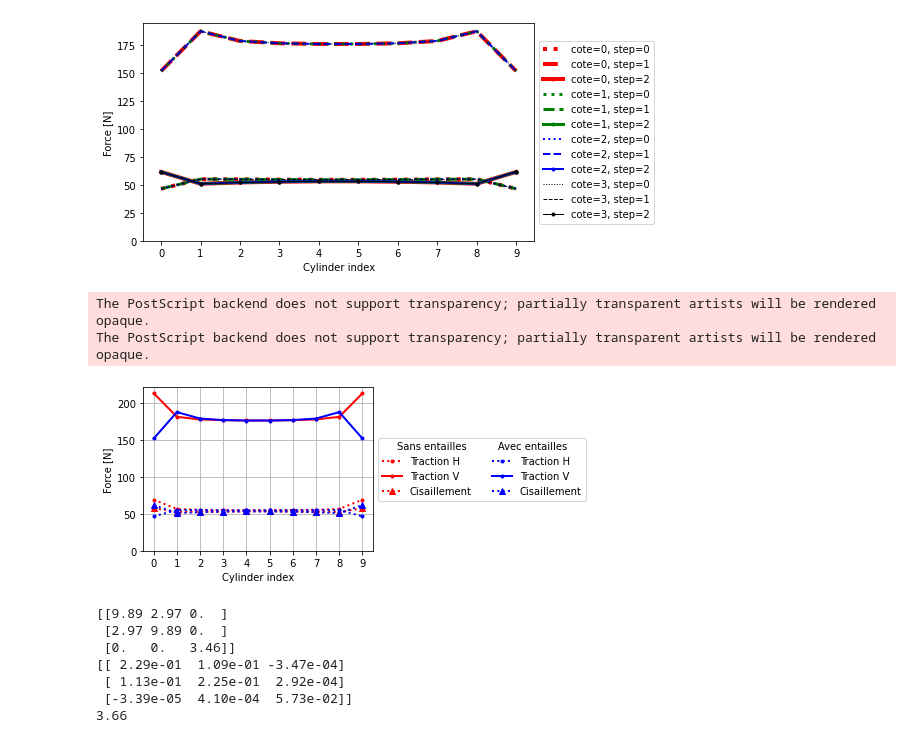
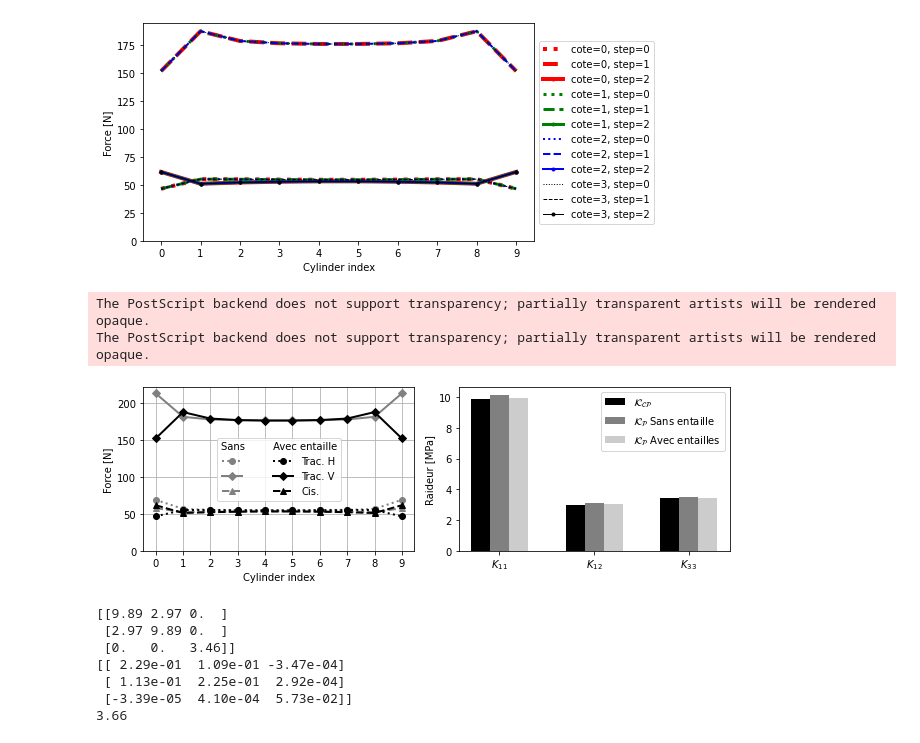
Before and after one commit to h06e/abakubc, a Jupyter notebook: utilities/monolithic_study.ipynb, the cells around one changed output. Saved outputs shown, nothing was run; the diff lists cells and outputs as text; code cells hidden in the pictures.

```diff
--- a/utilities/monolithic_study.ipynb
+++ b/utilities/monolithic_study.ipynb
@@ -377,4 +410,19 @@ print(
     f'Valeur Plane Stress: {np.array([k_ref[0][0],k_ref[1][0],k_ref[2][2]])}MPa')
 print('Erreur Plane Stress - K(stress_panto, strain_field)')
 print(f'{np.array(det_err_coef(k_ref, k,((0,0), (1,0), (2,2))))}')
+
+
+plt.figure(figsize=(5,3))
+width=0.8
+x=np.linspace(0,4,5)
+
+plt.bar(x,[test_free_rot.global_err[0][2],test_S.global_err[0][2],
+           test_SC.global_err[0][2],test_SCF.global_err[0][2],test_SCF_2.global_err[0][2]],
+        width, color='k',fill=False, hatch='xx')
+
+plt.ylabel(r'Erreur $r(\mathcal{K}_\mathcal{CP},\mathcal{K}_\mathcal{P})$ [%]')
+plt.xticks(range(5), ['Ø', 'S', 'S+C', 'S+C+F', 'S+C+F bis'])
+plt.legend(title='Ø : Aucun défaut\nS : Souplesse\nC : Jeu\nF : Frottement')
+plt.tight_layout()
+plt.savefig('images/defauts_mono.pdf')
 # %% [output]
@@ -598,42 +679,73 @@ def plot_forces(test,color=None):
 
     rf_norm = np.zeros((4, 10, 3))
     for cote in range(4):
         for cyl in range(10):
             if len(rf[cote*12*4+cyl*12]) != 0:
                 rf_norm[cote, cyl, :] = np.array([get_norm(rf[cote*12*10+cyl*12][1], rf[cote*12*10+cyl*12+1][1]),
                                         get_norm(rf[cote*12*10+cyl*12][2], rf[cote*12*10+cyl*12+1][2]),
                                         get_norm(rf[cote*12*10+cyl*12][3], rf[cote*12*10+cyl*12+1][3])])
 
     if not color:
-        color=['r', 'g', 'b', 'k']
+        color=['0.5', 'g', 'b', 'k']
         cc_status='Sans entaille'
+        chgmt=[' ',' ', ' ']
+
     else:
         cc_status='Avec entaille'
-    style=['.:', '.-', '^:']
-    chgmt=['Traction H','Traction V', 'Cisaillement']
+        chgmt=['Trac. H','Trac. V', 'Cis.']
+    style=['o:', 'D-', '^--']
+
     for cote in range(1):
         for step in range(3):
-            plt.plot(range(10), rf_norm[cote, :, step], color[cote]+style[step], lw=2-cote, label=f'{chgmt[step]}')
+            plt.plot(range(10), rf_norm[cote, :, step], style[step], color=color[cote], lw=2-cote, label=f'{chgmt[step]}')
     plt.xlabel('Cylinder index')
     plt.ylabel('Force [N]')
     plt.xticks(range(10))
     plt.ylim(bottom=0)
 
 
 
 
-plt.figure(figsize=(7,3))
+plt.figure(figsize=(9,3))
+plt.subplot(121)
 plot_forces(data['mono_2D_CC_1'])
-plot_forces(data['mono_2D_CC_2'], color=['b'])
+plot_forces(data['mono_2D_CC_2'], color=['0.0'])
 plt.grid()
-plt.legend()
-plt.legend(loc='center left', bbox_to_anchor=(1, 0.5), ncol=2, title='Sans entailles'+' '*10+'Avec entailles')
+
+# plt.legend(loc='center left', bbox_to_anchor=(1, 0.5), ncol=2, title='Sans'+' '*10+'Avec ')
+plt.legend(loc=10, ncol=2, title='Sans'+' '*9+'Avec entaille')
 plt.tight_layout()
 plt.savefig('images/force_CC.eps')
+
+
+
+plt.subplot(122)
+
+test_no_CC= data['mono_2D_CC_1']
+test_CC = data['mono_2D_CC_2']
+k_ref = np.array(test_no_CC.K_plane_stress)
+k = np.array(test_no_CC.K_panto_dic)
+
+
+width=0.2
+x=np.linspace(0,2,3)
+plt.bar(x-0.2,[test_no_CC.K_plane_stress[0][0],test_no_CC.K_plane_stress[1][0],test_no_CC.K_plane_stress[2][2]],
+        width, color='0.0', label=r'$\mathcal{K}_\mathcal{CP}$')
+plt.bar(x,[test_no_CC.K_panto_dic[0][0],test_no_CC.K_panto_dic[1][0],test_no_CC.K_panto_dic[2][2]],
+        width, color='0.5', label=r'$\mathcal{K}_\mathcal{P}$ Sans entaille')
+plt.bar(x+0.2,[test_CC.K_panto_dic[0][0],test_CC.K_panto_dic[1][0],test_CC.K_panto_dic[2][2]],
+        width, color='0.8',  label=r'$\mathcal{K}_\mathcal{P}$ Avec entailles')
+
+plt.legend()
+plt.ylabel('Raideur [MPa]')
+plt.xticks(range(3), [r'$K_{11}$',r'$K_{12}$',r'$K_{33}$'])
+
+plt.tight_layout()
+plt.savefig('images/effort_cylin_cc_effect.pdf')
 # %% [output]
 The PostScript backend does not support transparency; partially transparent artists will be rendered opaque.
 The PostScript backend does not support transparency; partially transparent artists will be rendered opaque.
-[figure, old version]
+[figure, new version]
 # %%
 test_2D = data['mono_3D_PS_3']
 kref=   np.array(test_2D.K_plane_stress)
```
Also changed, not shown: parts of 7 cells of this notebook, 24 other files.
